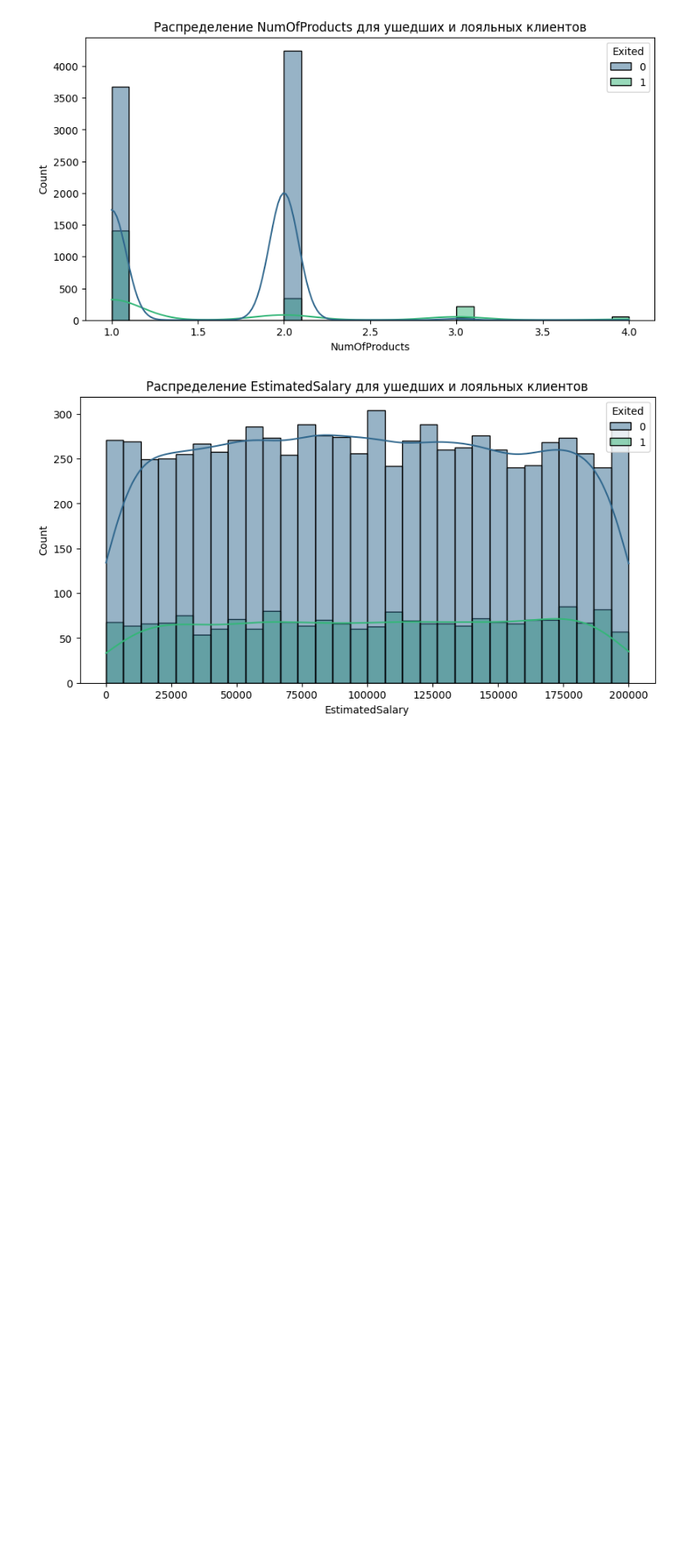
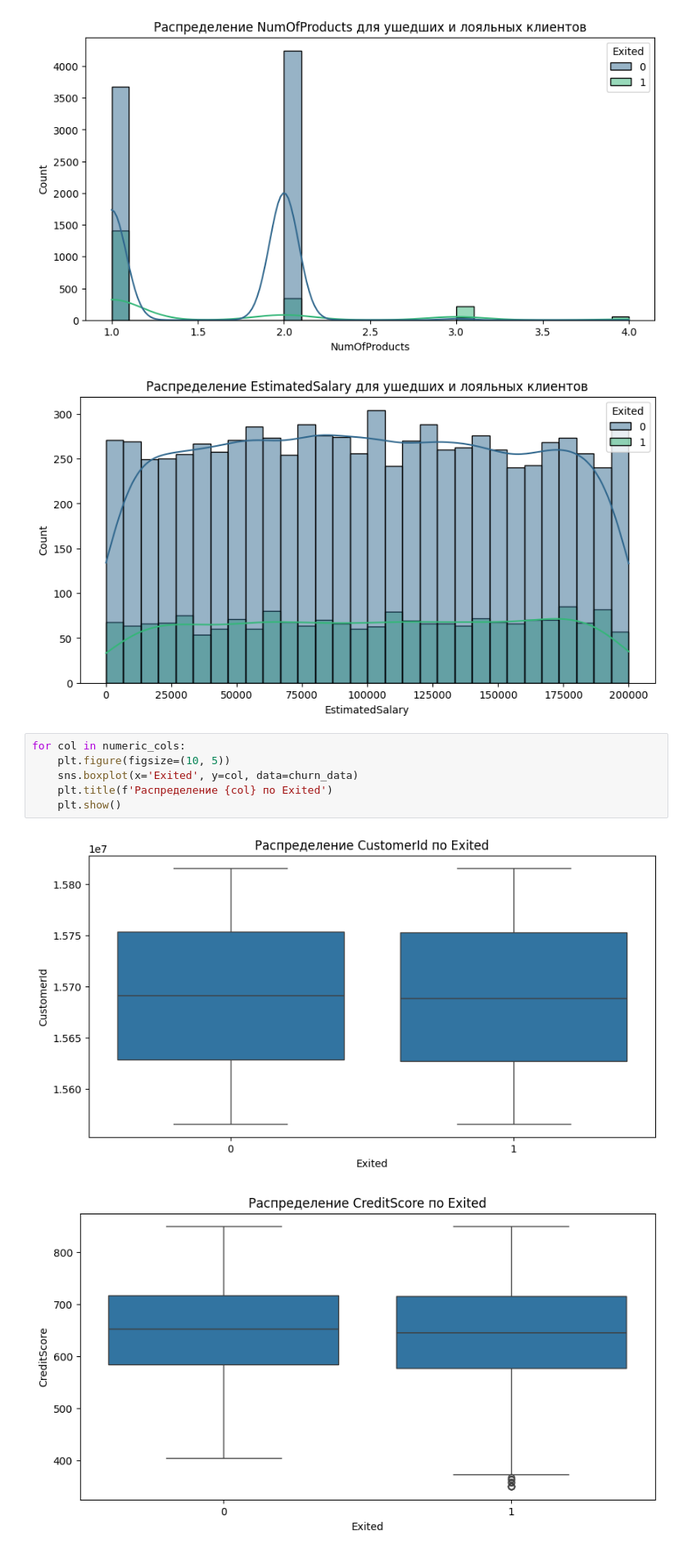
Before and after one commit to UlyanaGru/ml_practice, a Jupyter notebook: ml_practice.ipynb, the cells around one changed output. Shown at 82% size. Cells and saved outputs as stored; diff of their text form; blank space fills up the shorter version.

Commit message:
boxplot for median

```diff
--- a/ml_practice.ipynb
+++ b/ml_practice.ipynb
@@ -127,3 +127,12 @@ for col in numeric_cols:
 [figure]
 [figure]
 [figure]
+# %%
+for col in numeric_cols:
+    plt.figure(figsize=(10, 5))
+    sns.boxplot(x='Exited', y=col, data=churn_data)
+    plt.title(f'Распределение {col} по Exited')
+    plt.show()
+# %% [output]
+[figure, added]
+[figure, added]
```
Also changed, not shown: parts of 1 cell of this notebook.
